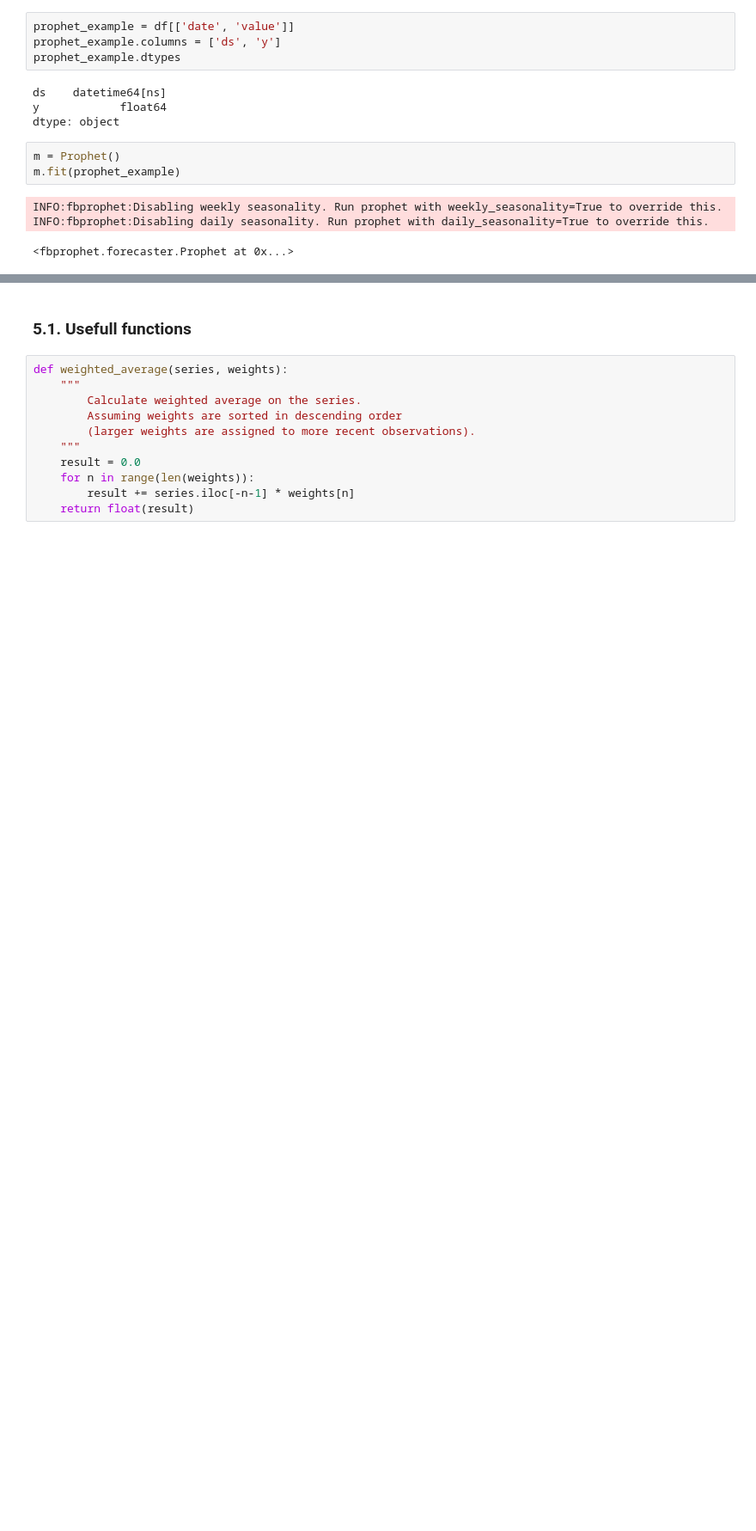
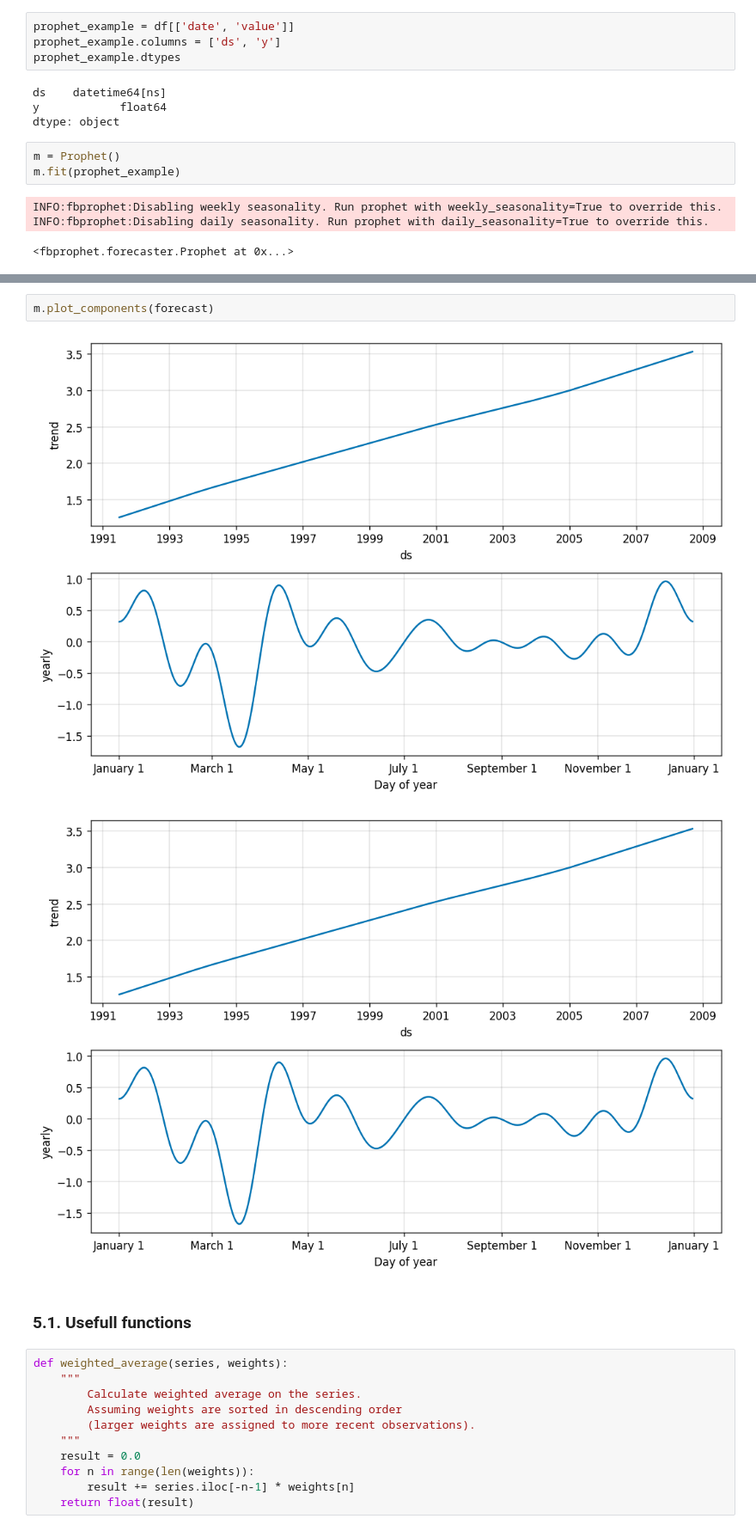
Before and after one commit to serzaraisk/time_series-template, a Jupyter notebook: TimeSeries_Project_Template.ipynb, the cells around one changed output, grey strips where cells are left out. Shown at 86% size. Saved outputs shown, nothing was run; the diff lists cells and outputs as text; blank space fills up the shorter version.

```diff
--- a/TimeSeries_Project_Template.ipynb
+++ b/TimeSeries_Project_Template.ipynb
@@ -1586,3 +1601,8 @@ INFO:fbprophet:Disabling daily seasonality. Run prophet with daily_seasonality=T
+# %%
+m.plot_components(forecast)
+# %% [output]
+[figure, added]
+[figure, added]
 # %% [markdown]
 ### 5.1. Usefull functions
 # %%
```
Also changed, not shown: parts of 3 cells of this notebook.
